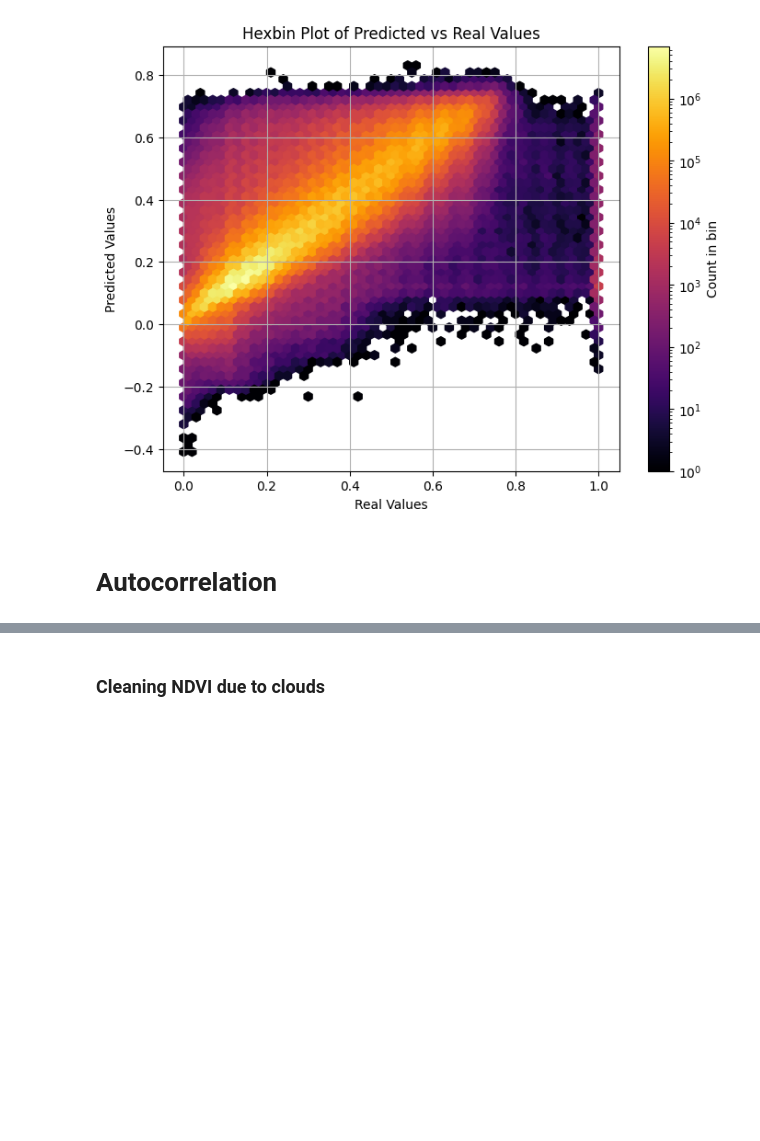
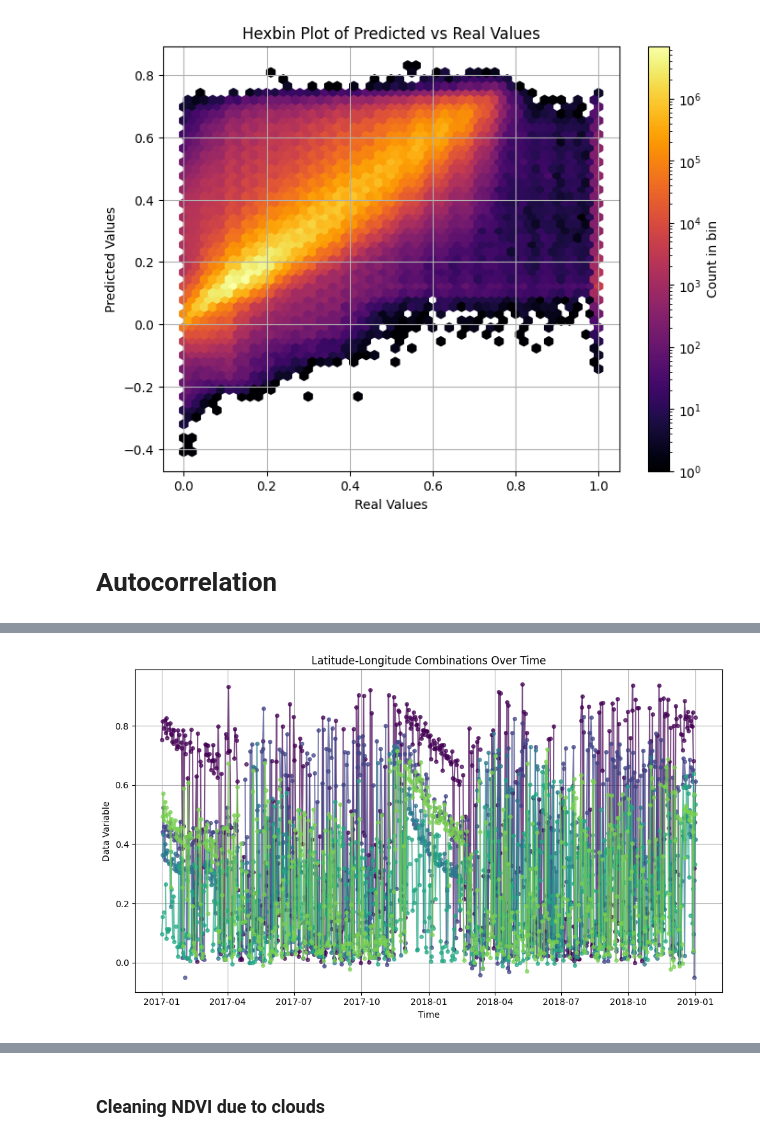
Before and after one commit to Riccardo7-DS/Indices_analysis, a Jupyter notebook: notebooks/test_ndvi.ipynb, the cells around one changed output, grey strips where cells are left out. Cells and saved outputs as stored; diff of their text form; code cells hidden in the pictures; blank space fills up the shorter version.

```diff
--- a/notebooks/test_ndvi.ipynb
+++ b/notebooks/test_ndvi.ipynb
@@ -209,0 +257,4 @@ KeyboardInterrupt:
+# %%
+plot_random_masked_over_time(ds3, valid_indices, random_indices, start_date, end_date)
+# %% [output]
+[figure, added]
```
Also changed, not shown: parts of 33 cells of this notebook, 9 other files.
